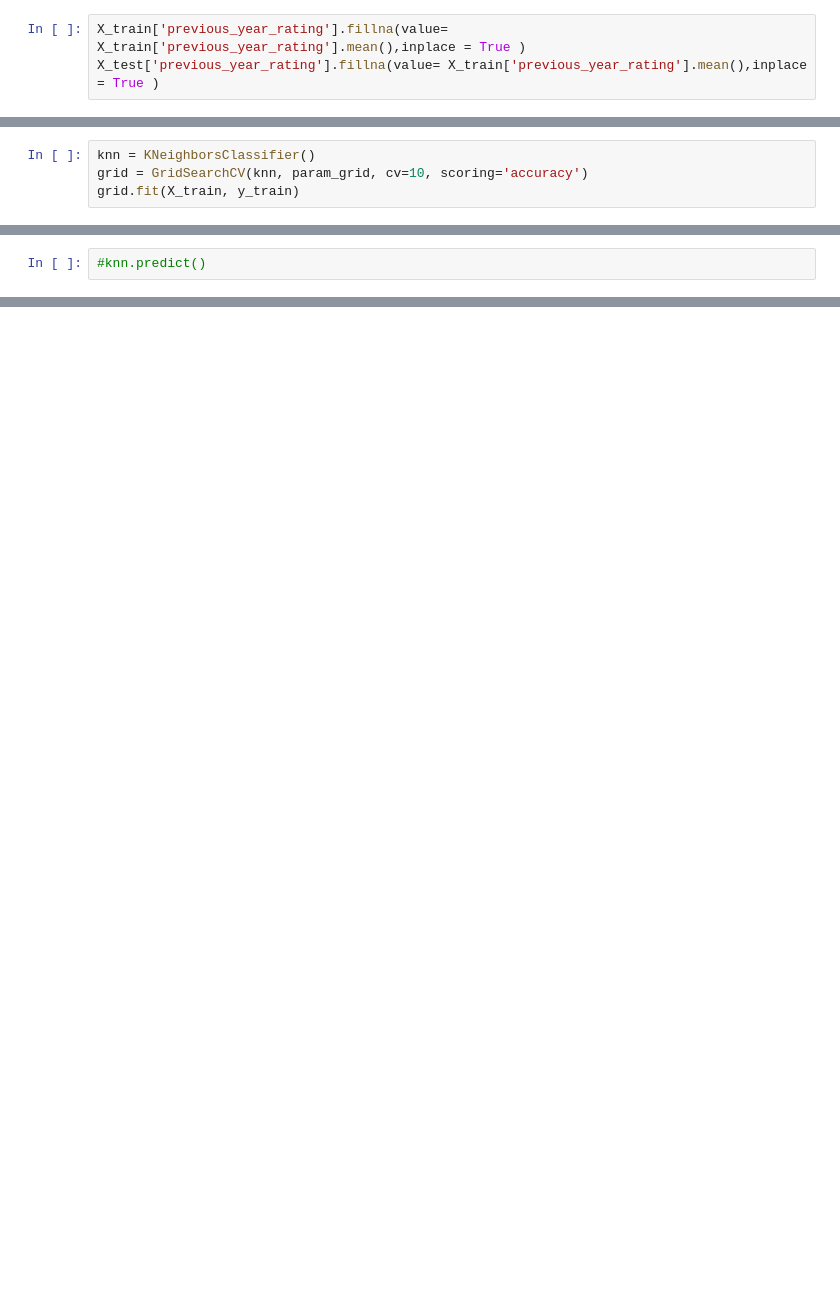
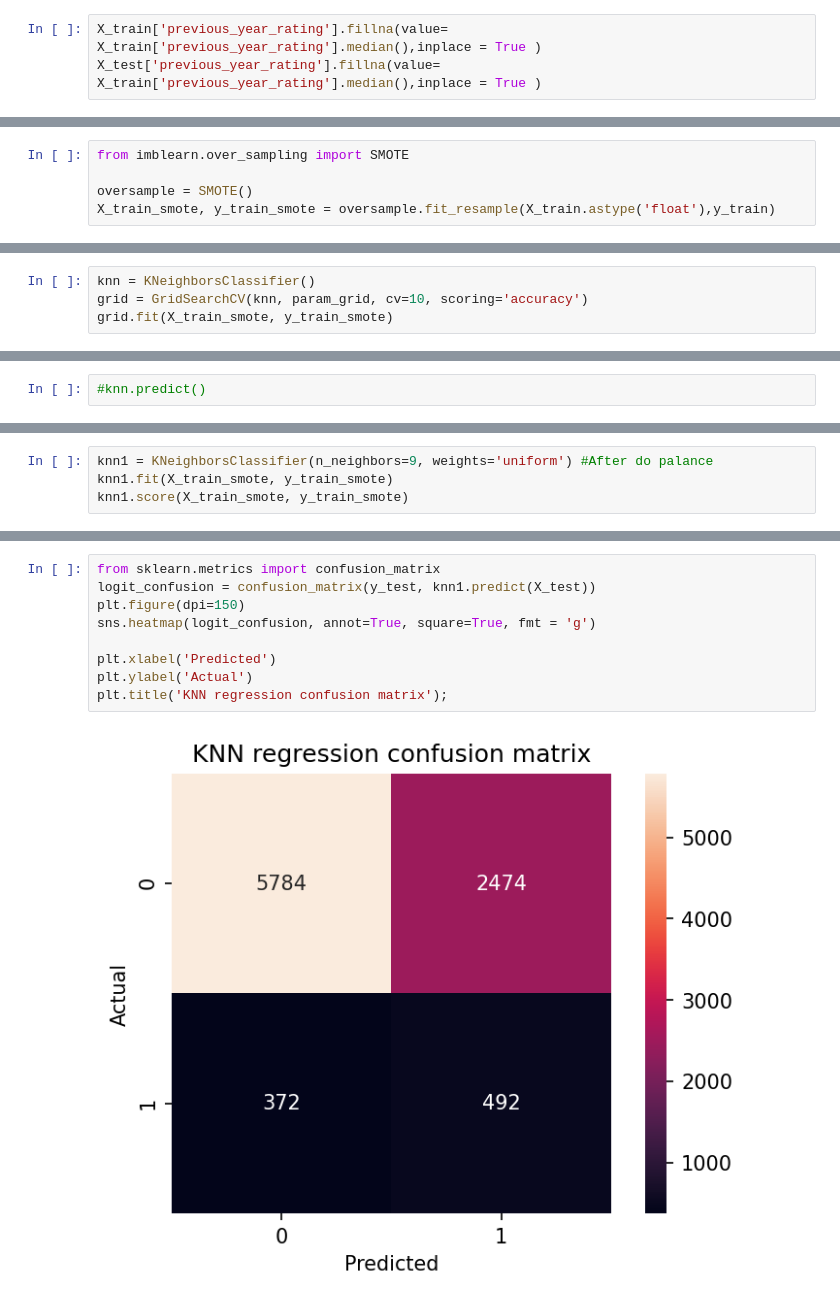
Before and after one commit to ShahadmA/Classification, a Jupyter notebook: Classification-Project.ipynb, the cells around one changed output, grey strips where cells are left out. Drawn from its saved outputs; the diff is of its cells as text; blank space fills up the shorter version.

```diff
--- a/Classification-Project.ipynb
+++ b/Classification-Project.ipynb
@@ -192,8 +198,8 @@ gender_f                          0
 gender_m                          0
 dtype: int64
 # %%
-X_train['previous_year_rating'].fillna(value= X_train['previous_year_rating'].mean(),inplace = True )
-X_test['previous_year_rating'].fillna(value= X_train['previous_year_rating'].mean(),inplace = True )
+X_train['previous_year_rating'].fillna(value= X_train['previous_year_rating'].median(),inplace = True )
+X_test['previous_year_rating'].fillna(value= X_train['previous_year_rating'].median(),inplace = True )
 # %% [output]
 A value is trying to be set on a copy of a slice from a DataFrame
 
@@ -247,0 +276,5 @@ from sklearn.model_selection import GridSearchCV
+# %%
+from imblearn.over_sampling import SMOTE
+
+oversample = SMOTE()
+X_train_smote, y_train_smote = oversample.fit_resample(X_train.astype('float'),y_train)
@@ -269,5 +310,5 @@ param_grid = dict(n_neighbors=k_range, weights=weight_options)
 # %%
 knn = KNeighborsClassifier()
 grid = GridSearchCV(knn, param_grid, cv=10, scoring='accuracy')
-grid.fit(X_train, y_train)
+grid.fit(X_train_smote, y_train_smote)
 # %% [output]
@@ -326,0 +331,4 @@ knn1.score(X_test, y_test) # overfitting!!! use anather model or change paramete
+# %%
+knn1 = KNeighborsClassifier(n_neighbors=9, weights='uniform') #After do palance
+knn1.fit(X_train_smote, y_train_smote)
+knn1.score(X_train_smote, y_train_smote)
@@ -326,0 +341,11 @@ knn1.score(X_test, y_test) # overfitting!!! use anather model or change paramete
+# %%
+from sklearn.metrics import confusion_matrix
+logit_confusion = confusion_matrix(y_test, knn1.predict(X_test))
+plt.figure(dpi=150)
+sns.heatmap(logit_confusion, annot=True, square=True, fmt = 'g')
+
+plt.xlabel('Predicted')
+plt.ylabel('Actual')
+plt.title('KNN regression confusion matrix');
+# %% [output]
+[figure, added]
```
Also changed, not shown: parts of 88 cells of this notebook.
